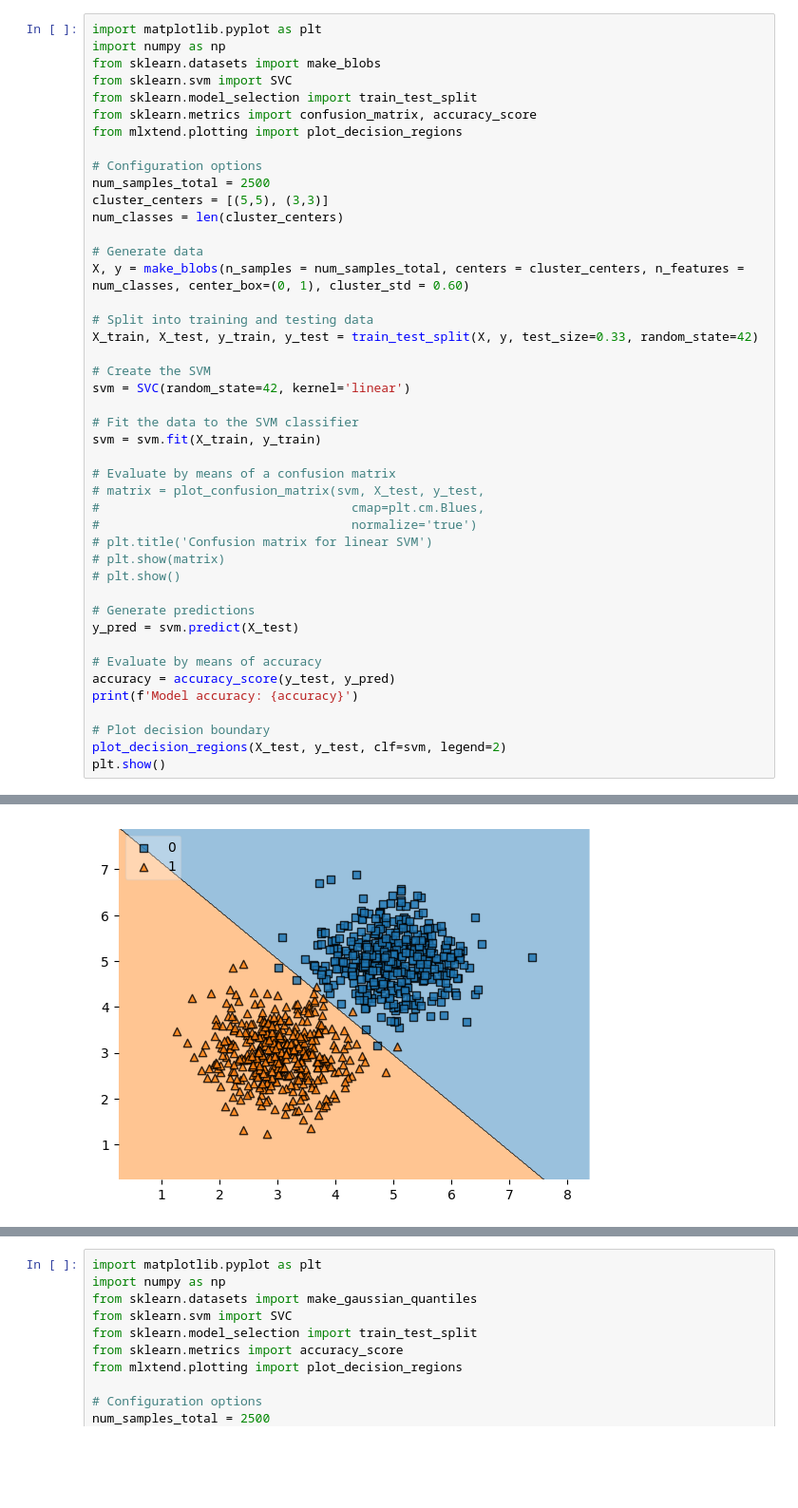
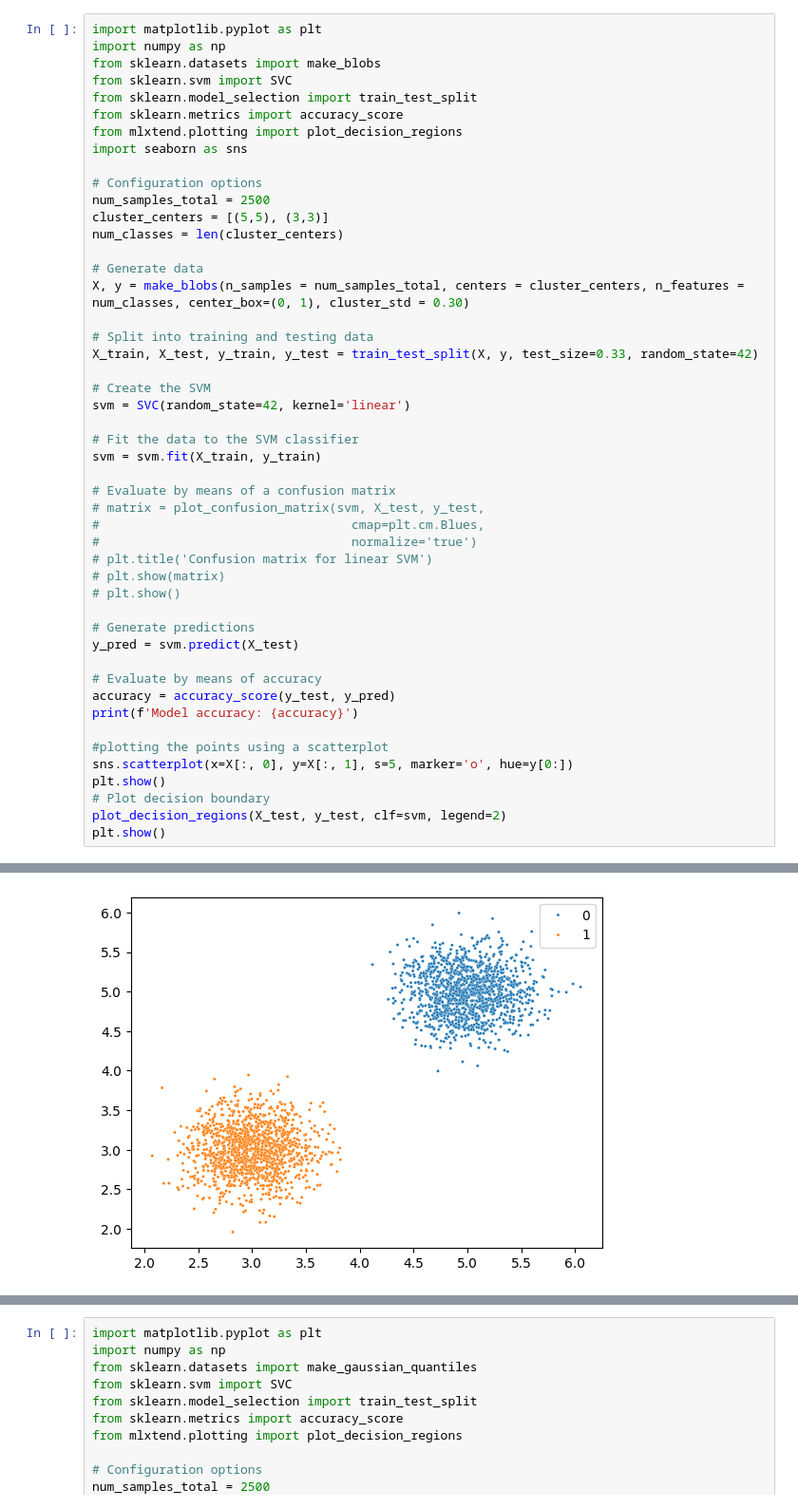
Before and after one commit to Prem071/my-copy, a Jupyter notebook: classical_ml/Support_Vector_Machines.ipynb, the cells around one changed output, grey strips where cells are left out. Shown at 95% size. Cells and saved outputs as stored; diff of their text form; blank space fills up the shorter version.

```diff
--- a/classical_ml/Support_Vector_Machines.ipynb
+++ b/classical_ml/Support_Vector_Machines.ipynb
@@ -24,8 +4,9 @@ import numpy as np
 from sklearn.datasets import make_blobs
 from sklearn.svm import SVC
 from sklearn.model_selection import train_test_split
-from sklearn.metrics import confusion_matrix, accuracy_score
+from sklearn.metrics import accuracy_score
 from mlxtend.plotting import plot_decision_regions
+import seaborn as sns
 
 # Configuration options
 num_samples_total = 2500
@@ -33,7 +14,7 @@ cluster_centers = [(5,5), (3,3)]
 num_classes = len(cluster_centers)
 
 # Generate data
-X, y = make_blobs(n_samples = num_samples_total, centers = cluster_centers, n_features = num_classes, center_box=(0, 1), cluster_std = 0.60)
+X, y = make_blobs(n_samples = num_samples_total, centers = cluster_centers, n_features = num_classes, center_box=(0, 1), cluster_std = 0.30)
 
 # Split into training and testing data
 X_train, X_test, y_train, y_test = train_test_split(X, y, test_size=0.33, random_state=42)
@@ -59,6 +40,9 @@ y_pred = svm.predict(X_test)
 accuracy = accuracy_score(y_test, y_pred)
 print(f'Model accuracy: {accuracy}')
 
+#plotting the points using a scatterplot
+sns.scatterplot(x=X[:, 0], y=X[:, 1], s=5, marker='o', hue=y[0:])
+plt.show()
 # Plot decision boundary
 plot_decision_regions(X_test, y_test, clf=svm, legend=2)
 plt.show()
@@ -67 +51 @@ Model accuracy: 0.9927272727272727
-[figure, old version]
+[figure, new version]
```
Also changed, not shown: parts of 6 cells of this notebook, 1 other file.
